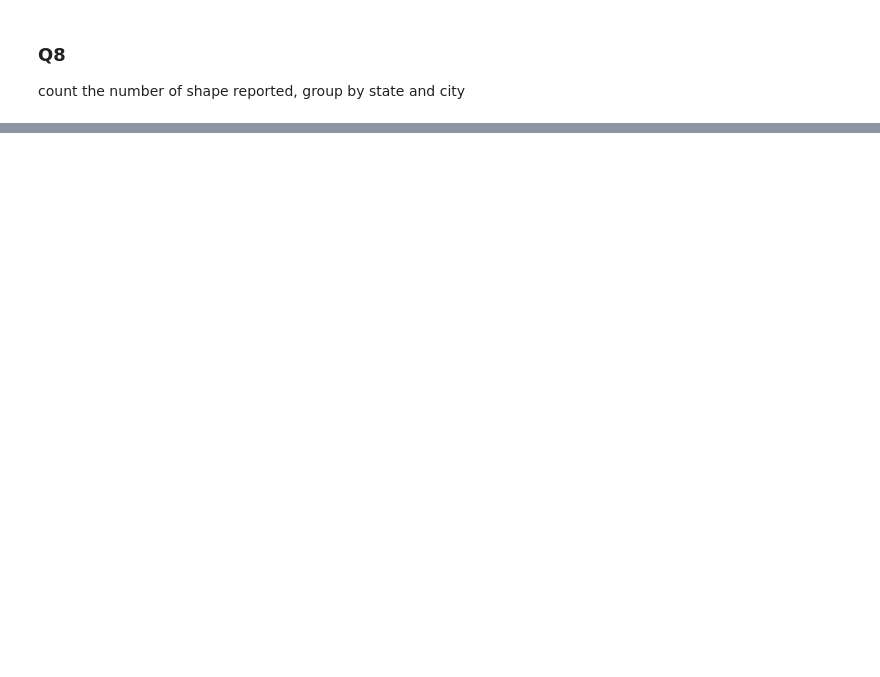
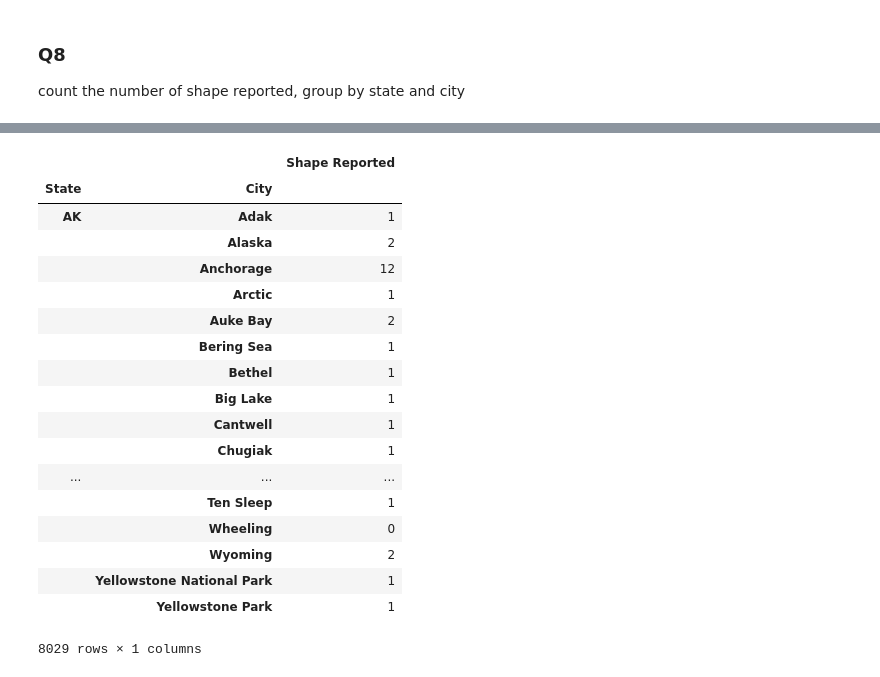
Before and after one commit to Junlim2804/BACS3013, a Jupyter notebook: 3.0_Pandas.ipynb, the cells around one changed output, grey strips where cells are left out. Drawn from its saved outputs; the diff is of its cells as text; code cells hidden in the pictures; blank space fills up the shorter version.

```diff
--- a/3.0_Pandas.ipynb
+++ b/3.0_Pandas.ipynb
@@ -550,0 +524,22 @@ Name: Shape Reported, Length: 8029, dtype: int64
+# %%
+ufo[["State","City","Shape Reported"]].groupby(["State","City"]).count()
+# %% [output]
+|  |  | Shape Reported |
+| State | City |  |
+| AK | Adak | 1 |
+|  | Alaska | 2 |
+|  | Anchorage | 12 |
+|  | Arctic | 1 |
+|  | Auke Bay | 2 |
+|  | Bering Sea | 1 |
+|  | Bethel | 1 |
+|  | Big Lake | 1 |
+|  | Cantwell | 1 |
+|  | Chugiak | 1 |
+| ... | ... | ... |
+|  | Ten Sleep | 1 |
+|  | Wheeling | 0 |
+|  | Wyoming | 2 |
+|  | Yellowstone National Park | 1 |
+|  | Yellowstone Park | 1 |
+8029 rows × 1 columns
```
Also changed, not shown: parts of 11 cells of this notebook, 1 other file.
